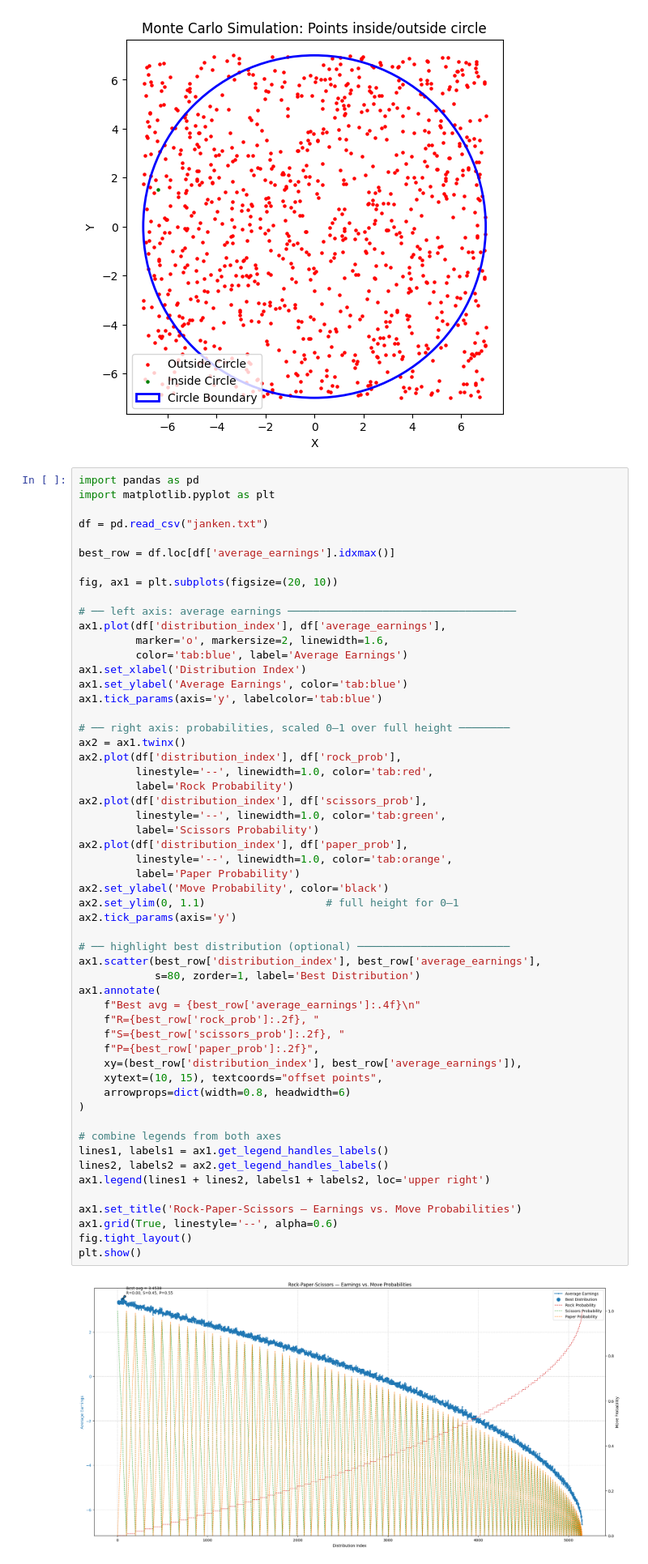
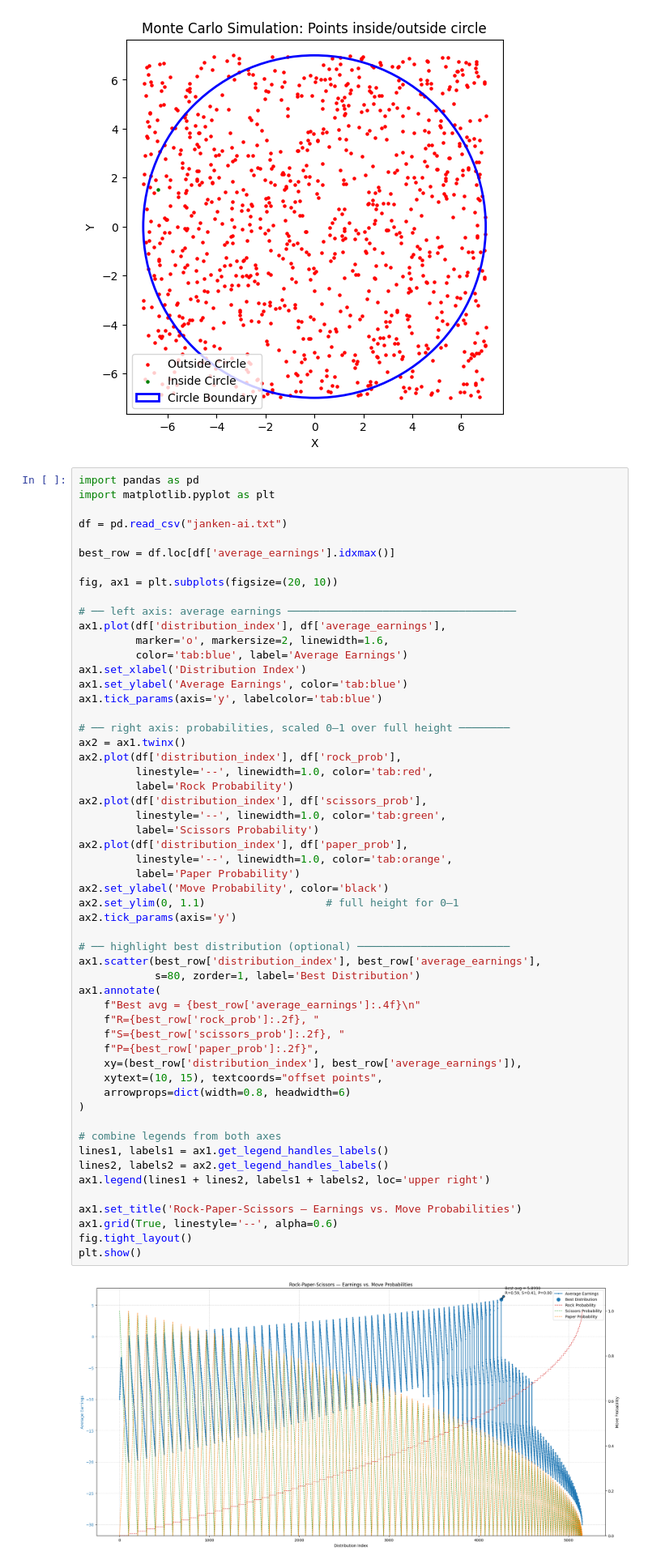
Before and after one commit to SorataBaka/kosen-5, a Jupyter notebook: random-simulation/plot.ipynb, the cells around one changed output. Shown at 81% size. Drawn from its saved outputs; the diff is of its cells as text.

```diff
--- a/random-simulation/plot.ipynb
+++ b/random-simulation/plot.ipynb
@@ -113,7 +113,7 @@ plt.show()
 import pandas as pd
 import matplotlib.pyplot as plt
 
-df = pd.read_csv("janken.txt")
+df = pd.read_csv("janken-ai.txt")
 
 best_row = df.loc[df['average_earnings'].idxmax()]
 
@@ -138,34 +138,34 @@ ax2.plot(df['distribution_index'], df['scissors_prob'],
 ax2.plot(df['distribution_index'], df['paper_prob'],
          linestyle='--', linewidth=1.0, color='tab:orange',
          label='Paper Probability')
 ax2.set_ylabel('Move Probability', color='black')
 ax2.set_ylim(0, 1.1)                   # full height for 0‒1
 ax2.tick_params(axis='y')
 
 # ── highlight best distribution (optional) ────────────────────────
 ax1.scatter(best_row['distribution_index'], best_row['average_earnings'],
             s=80, zorder=1, label='Best Distribution')
 ax1.annotate(
     f"Best avg = {best_row['average_earnings']:.4f}\n"
     f"R={best_row['rock_prob']:.2f}, "
     f"S={best_row['scissors_prob']:.2f}, "
     f"P={best_row['paper_prob']:.2f}",
     xy=(best_row['distribution_index'], best_row['average_earnings']),
     xytext=(10, 15), textcoords="offset points",
     arrowprops=dict(width=0.8, headwidth=6)
 )
 
 # combine legends from both axes
 lines1, labels1 = ax1.get_legend_handles_labels()
 lines2, labels2 = ax2.get_legend_handles_labels()
 ax1.legend(lines1 + lines2, labels1 + labels2, loc='upper right')
 
 ax1.set_title('Rock‑Paper‑Scissors — Earnings vs. Move Probabilities')
 ax1.grid(True, linestyle='--', alpha=0.6)
 fig.tight_layout()
 plt.show()
 # %% [output]
-[figure, old version]
+[figure, new version]
 # %%
 import csv
 import matplotlib.pyplot as plt
```
Also changed, not shown: parts of 1 cell of this notebook, 9 other files.
